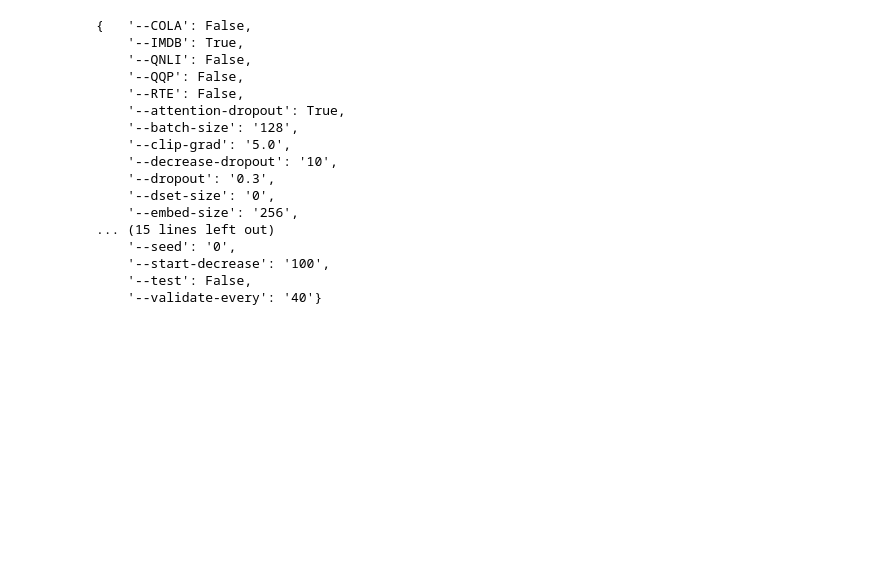
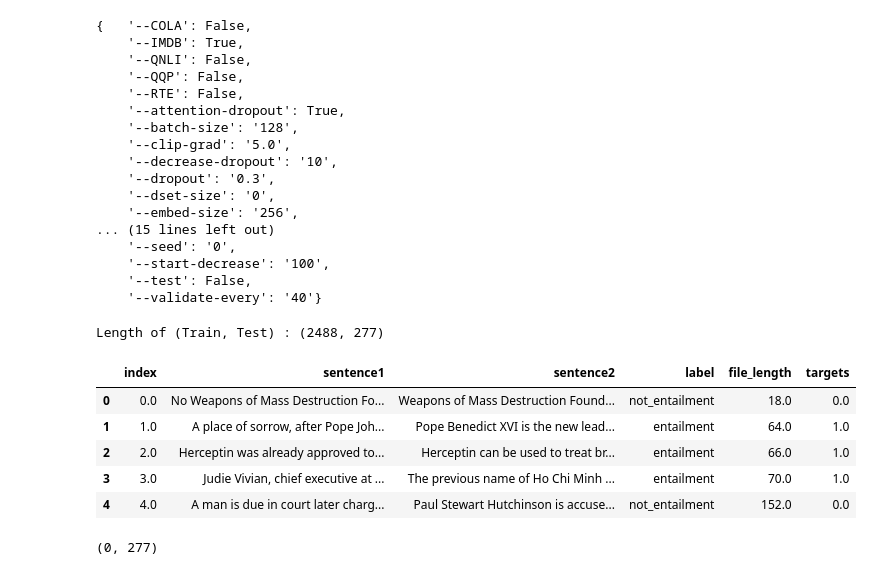
Before and after one commit to gebob19/Dropout-Attention, a Jupyter notebook: workspace.ipynb, the cells around one changed output. Drawn from its saved outputs; the diff is of its cells as text; code cells hidden in the pictures; blank space fills up the shorter version.

```diff
--- a/workspace.ipynb
+++ b/workspace.ipynb
@@ -170,3 +173,26 @@ Max (Validation, Train): (0.00, 1.14)
     '--start-decrease': '100',
     '--test': False,
     '--validate-every': '40'}
+# %%
+for x, y, lengths in RTELoader(max_len=100, device=device, tokenizer=tokenizer).batch_iter(batch_size=2, train=True, shuffle=True):
+    pass
+# %% [output]
+Length of (Train, Test) : (2488, 277)
+# %%
+data = Path('../data/RTE')
+# %%
+traindf = pd.read_csv(data/'train.csv')
+testdf = pd.read_csv(data/'test.csv')
+# %%
+traindf.head()
+# %% [output]
+|  | index | sentence1 | sentence2 | label | file_length | targets |
+| 0 | 0.0 | No Weapons of Mass Destruction Fo... | Weapons of Mass Destruction Found... | not_entailment | 18.0 | 0.0 |
+| 1 | 1.0 | A place of sorrow, after Pope Joh... | Pope Benedict XVI is the new lead... | entailment | 64.0 | 1.0 |
+| 2 | 2.0 | Herceptin was already approved to... | Herceptin can be used to treat br... | entailment | 66.0 | 1.0 |
+| 3 | 3.0 | Judie Vivian, chief executive at ... | The previous name of Ho Chi Minh ... | entailment | 70.0 | 1.0 |
+| 4 | 4.0 | A man is due in court later charg... | Paul Stewart Hutchinson is accuse... | not_entailment | 152.0 | 0.0 |
+# %%
+len(testdf[testdf.isnull().any(axis=1)]), len(testdf)
+# %% [output]
+(0, 277)
```
Also changed, not shown: parts of 3 cells of this notebook, 3 other files.
